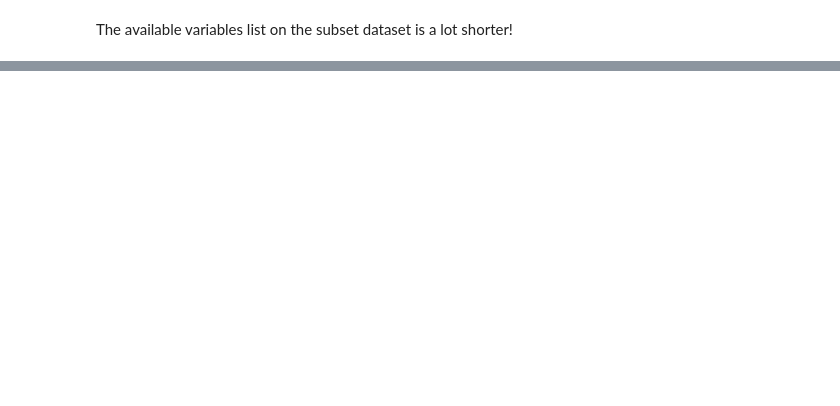
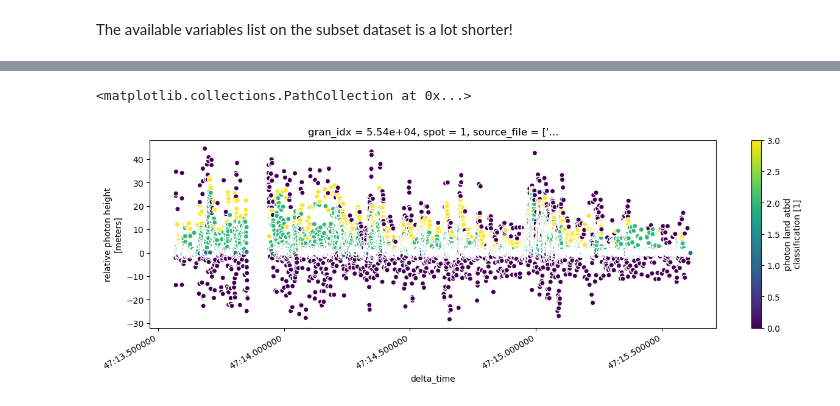
Before and after one commit to NASA-Openscapes/2023-ssc, a Jupyter notebook: tutorials/data-access/icepyx.ipynb, the cells around one changed output, grey strips where cells are left out. Drawn from its saved outputs; the diff is of its cells as text; code cells hidden in the pictures; blank space fills up the shorter version.

```diff
--- a/tutorials/data-access/icepyx.ipynb
+++ b/tutorials/data-access/icepyx.ipynb
@@ -247,0 +304,12 @@ gt1l = ds.where(ds.gt == 'gt1l')
+# %%
+# Select just one beam
+gt1l = ds_photons.sel(spot=1)
+# %%
+# A less complex plot
+fig, ax = plt.subplots()
+fig.set_size_inches(15, 4)
+
+gt1l.plot.scatter(ax=ax, x='delta_time', y='ph_h', hue='classed_pc_flag')
+# %% [output]
+<matplotlib.collections.PathCollection at 0x...>
+[figure, added]
```
Also changed, not shown: parts of 52 cells of this notebook, 1 other file.
